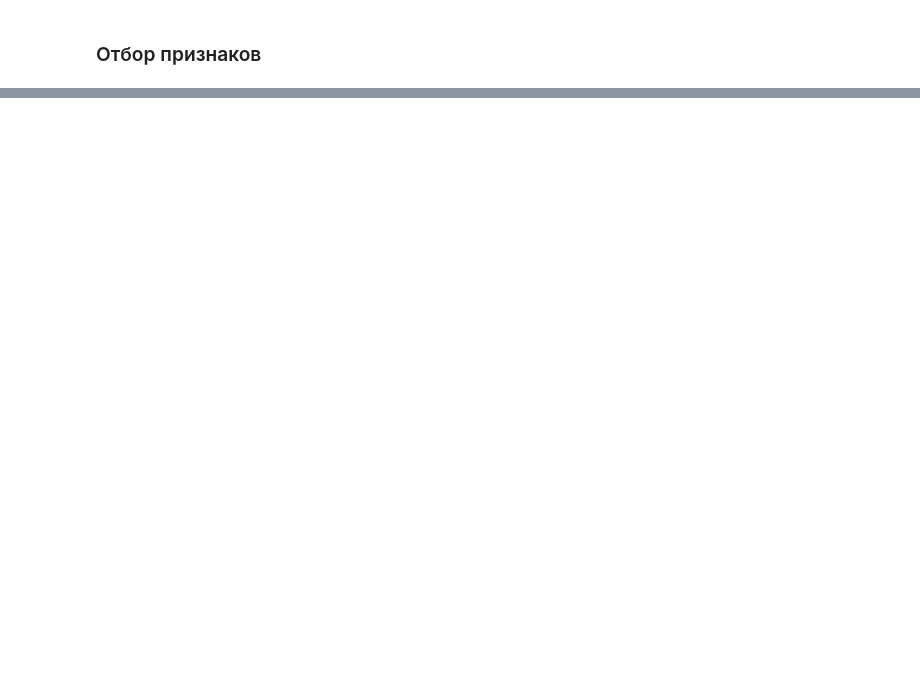
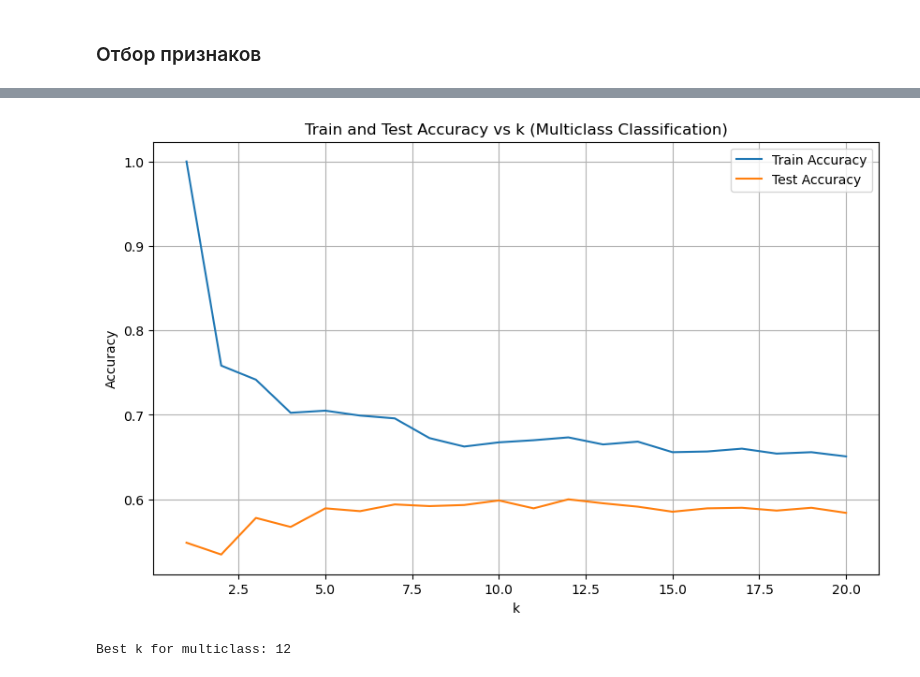
Before and after one commit to cfaring/ait-2025, a Jupyter notebook: lab3/lab3.ipynb, the cells around one changed output, grey strips where cells are left out. Saved outputs shown, nothing was run; the diff lists cells and outputs as text; code cells hidden in the pictures; blank space fills up the shorter version.

```diff
--- a/lab3/lab3.ipynb
+++ b/lab3/lab3.ipynb
@@ -308,0 +330,13 @@ plt.show()
+# %%
+knn_multi_filt = KNeighborsClassifier(n_neighbors=k)
+knn_multi_filt.fit(X_train_multi_filt, y_train_multi)
+y_pred_multi_filt = knn_multi_filt.predict(X_test_multi_filt)
+
+# Metrics
+print("\nMulticlass Metrics with filtered features:")
+print(f"Accuracy: {accuracy_score(y_test_multi, y_pred_multi_filt):.4f}")
+print(f"Precision: {precision_score(y_test_multi, y_pred_multi_filt, average='weighted'):.4f}")
+print(f"Recall: {recall_score(y_test_multi, y_pred_multi_filt, average='weighted'):.4f}")
+print(f"F1-score: {f1_score(y_test_multi, y_pred_multi_filt, average='weighted'):.4f}")
+print("\nClassification Report:")
+print(classification_report(y_test_multi, y_pred_multi_filt))
@@ -308,0 +360,35 @@ plt.show()
+# %%
+# 3.7 Cross-validation for k
+train_scores_multi = []
+test_scores_multi = []
+
+for k in k_values:
+    knn_cv_multi = KNeighborsClassifier(n_neighbors=k)
+    cv_scores = cross_val_score(knn_cv_multi, X_multi_filt_scaled, y_multi, cv=5, scoring='accuracy')
+    test_scores_multi.append(cv_scores.mean())
+    knn_cv_multi.fit(X_train_multi_filt, y_train_multi)
+    train_scores_multi.append(knn_cv_multi.score(X_train_multi_filt, y_train_multi))
+
+# Plot
+plt.figure(figsize=(10, 6))
+plt.plot(k_values, train_scores_multi, label='Train Accuracy')
+plt.plot(k_values, test_scores_multi, label='Test Accuracy')
+plt.xlabel('k')
+plt.ylabel('Accuracy')
+plt.title('Train and Test Accuracy vs k (Multiclass Classification)')
+plt.legend()
+plt.grid(True)
+plt.savefig('knn_accuracy_vs_k_multi.png')
+plt.show()
+plt.close()
+# %% [output]
+[figure, added]
+# %%
+# 3.8 Best classifier (using best k from cross-validation)
+best_k = k_values[np.argmax(test_scores_multi)]
+print(f"\nBest k for multiclass: {best_k}")
+knn_best = KNeighborsClassifier(n_neighbors=best_k)
+knn_best.fit(X_train_multi_filt, y_train_multi)
+y_pred_best = knn_best.predict(X_test_multi_filt)
+# %% [output]
+Best k for multiclass: 12
```
Also changed, not shown: parts of 31 cells of this notebook, 4 other files.
